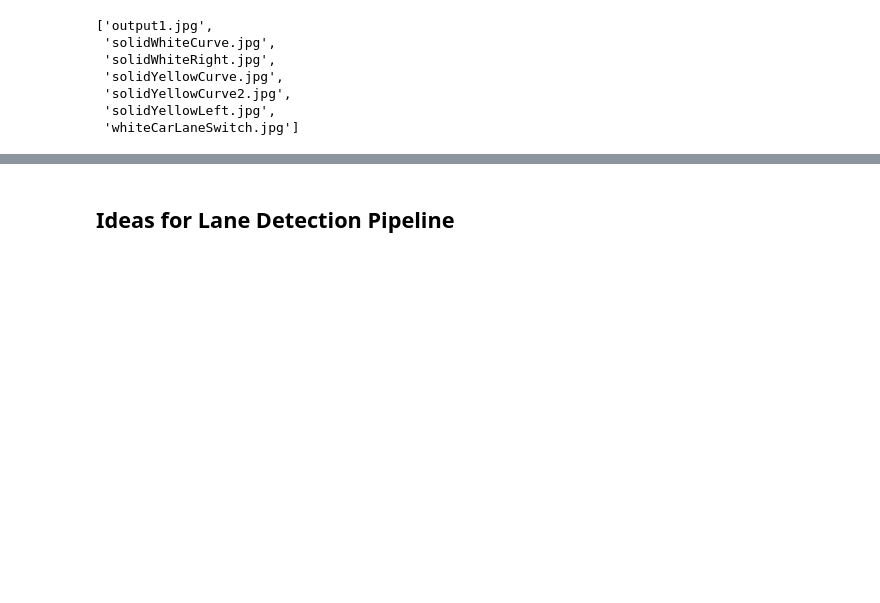
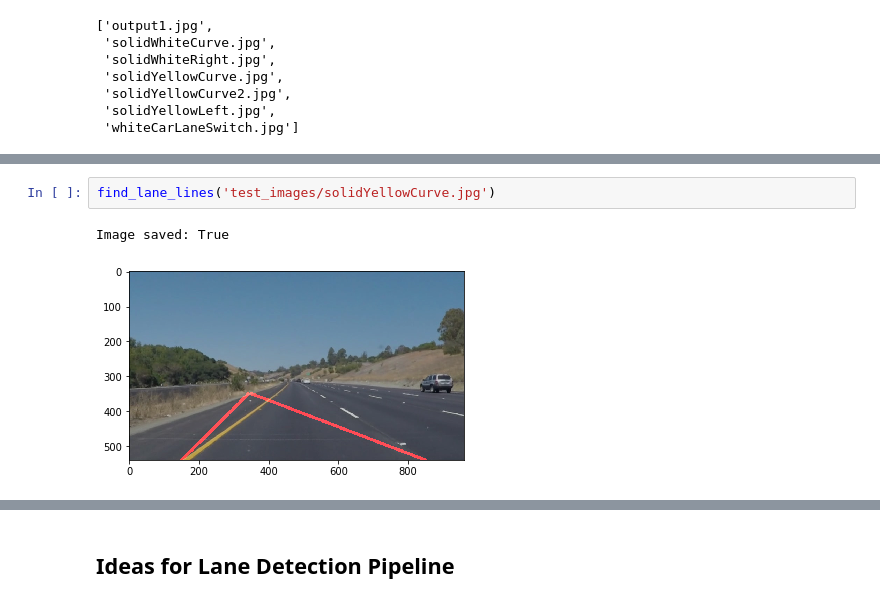
Before and after one commit to gobrando/CarND-LaneLines-P1, a Jupyter notebook: P1.ipynb, the cells around one changed output, grey strips where cells are left out. Drawn from its saved outputs; the diff is of its cells as text; blank space fills up the shorter version.

```diff
--- a/P1.ipynb
+++ b/P1.ipynb
@@ -262,0 +301,5 @@ os.listdir("test_images/")
+# %%
+find_lane_lines('test_images/solidYellowCurve.jpg')
+# %% [output]
+Image saved: True
+[figure, added]
```
Also changed, not shown: parts of 11 cells of this notebook, 7 other files.
